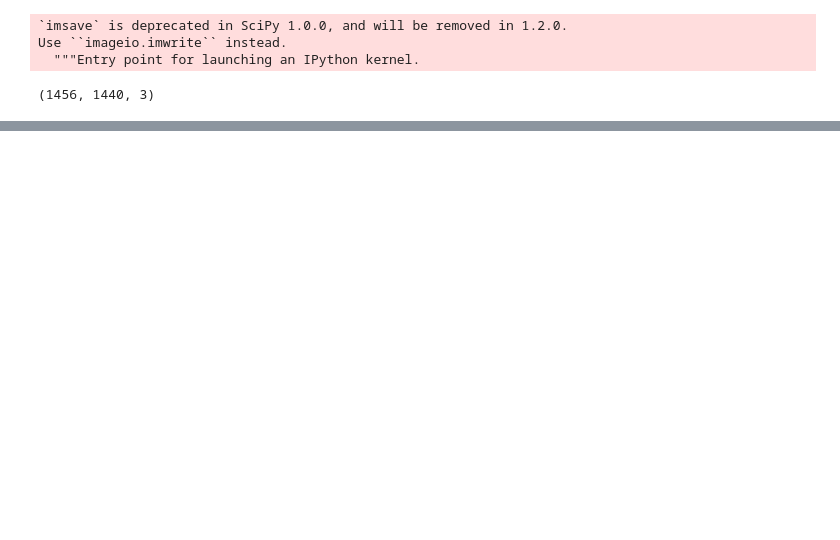
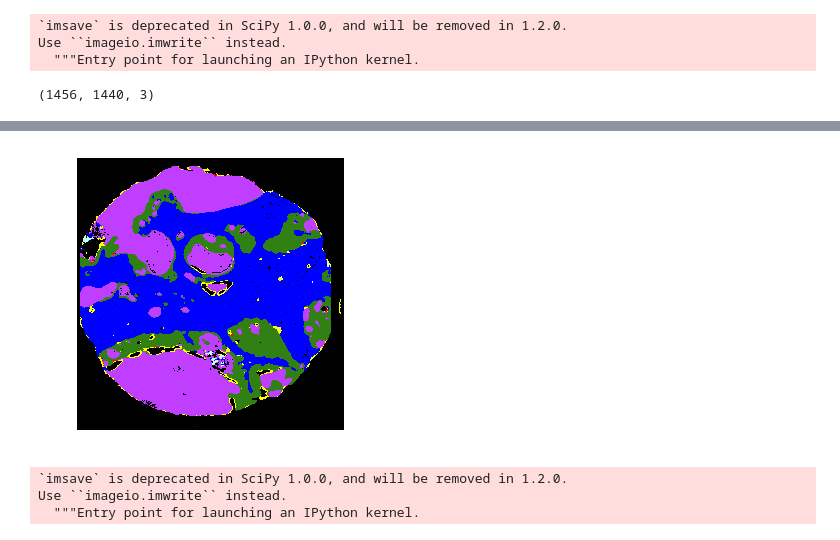
Before and after one commit to lotfollahi/Capstone_Project, a Jupyter notebook: code/predict.ipynb, the cells around one changed output, grey strips where cells are left out. Drawn from its saved outputs; the diff is of its cells as text; code cells hidden in the pictures; blank space fills up the shorter version.

```diff
--- a/code/predict.ipynb
+++ b/code/predict.ipynb
@@ -221,0 +252,13 @@ RGB_2.shape
+# %%
+plt.figure(figsize=(5,5))
+plt.imshow(RGB_3)
+plt.axis('off')
+plt.show()
+# %% [output]
+[figure, added]
+# %%
+imsave('image_3.png',RGB_3)
+# %% [output]
+`imsave` is deprecated in SciPy 1.0.0, and will be removed in 1.2.0.
+Use ``imageio.imwrite`` instead.
+  """Entry point for launching an IPython kernel.
```
Also changed, not shown: parts of 32 cells of this notebook, 7 other files.
